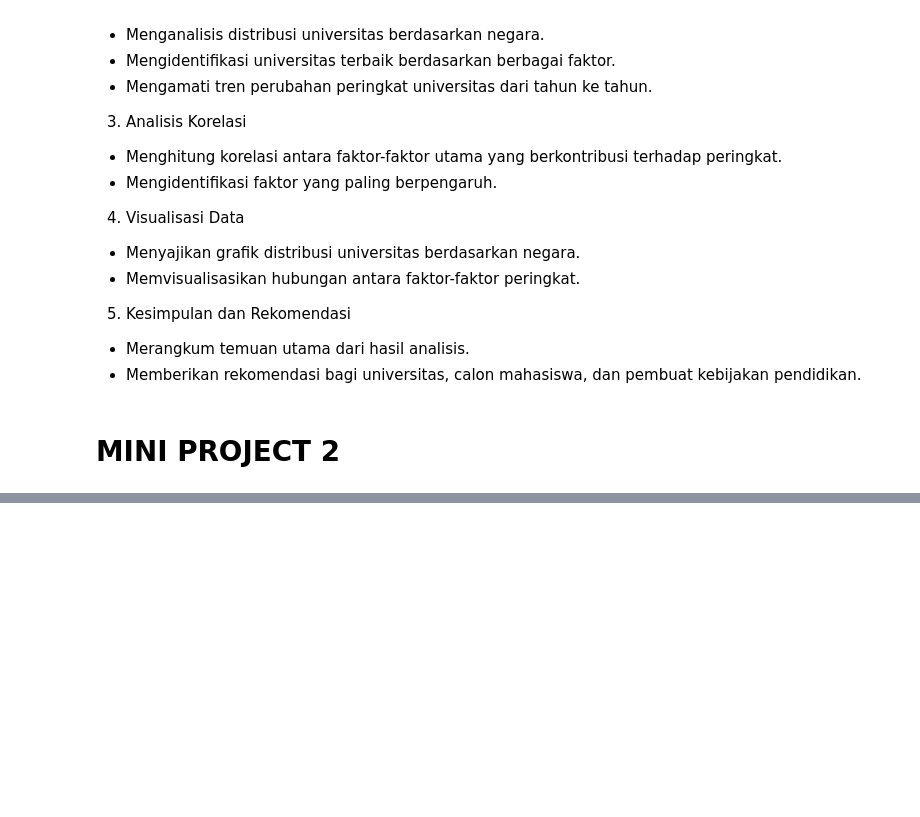
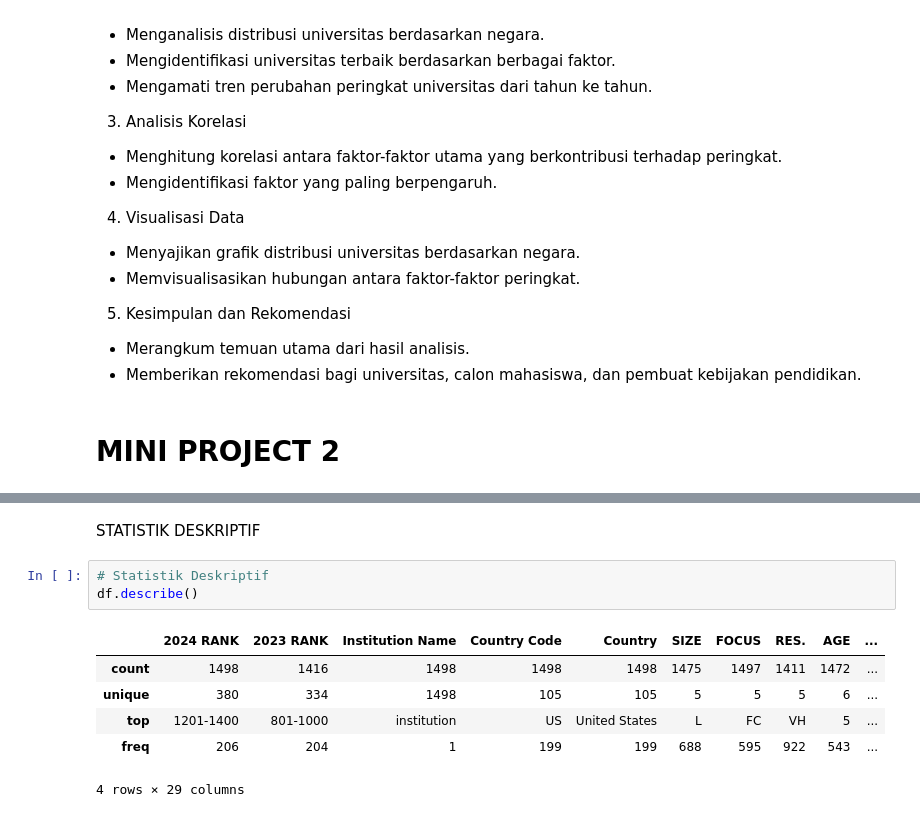
Before and after one commit to EazysPeazys/MinProAVD, a Jupyter notebook: MinProAVD_Nabil_Daffa_Athalasyah_2409116090.ipynb, the cells around one changed output, grey strips where cells are left out. Cells and saved outputs as stored; diff of their text form; blank space fills up the shorter version.

```diff
--- a/MinProAVD_Nabil_Daffa_Athalasyah_2409116090.ipynb
+++ b/MinProAVD_Nabil_Daffa_Athalasyah_2409116090.ipynb
@@ -51,0 +110,12 @@ Proses analisis ini akan dilakukan melalui beberapa tahapan utama, yaitu:
+# %% [markdown]
+STATISTIK DESKRIPTIF
+# %%
+# Statistik Deskriptif
+df.describe()
+# %% [output]
+|  | 2024 RANK | 2023 RANK | Institution Name | Country Code | Country | SIZE | FOCUS | RES. | AGE | ... |
+| count | 1498 | 1416 | 1498 | 1498 | 1498 | 1475 | 1497 | 1411 | 1472 | ... |
+| unique | 380 | 334 | 1498 | 105 | 105 | 5 | 5 | 5 | 6 | ... |
+| top | 1201-1400 | 801-1000 | institution | US | United States | L | FC | VH | 5 | ... |
+| freq | 206 | 204 | 1 | 199 | 199 | 688 | 595 | 922 | 543 | ... |
+4 rows × 29 columns
```
Also changed, not shown: parts of 33 cells of this notebook.
